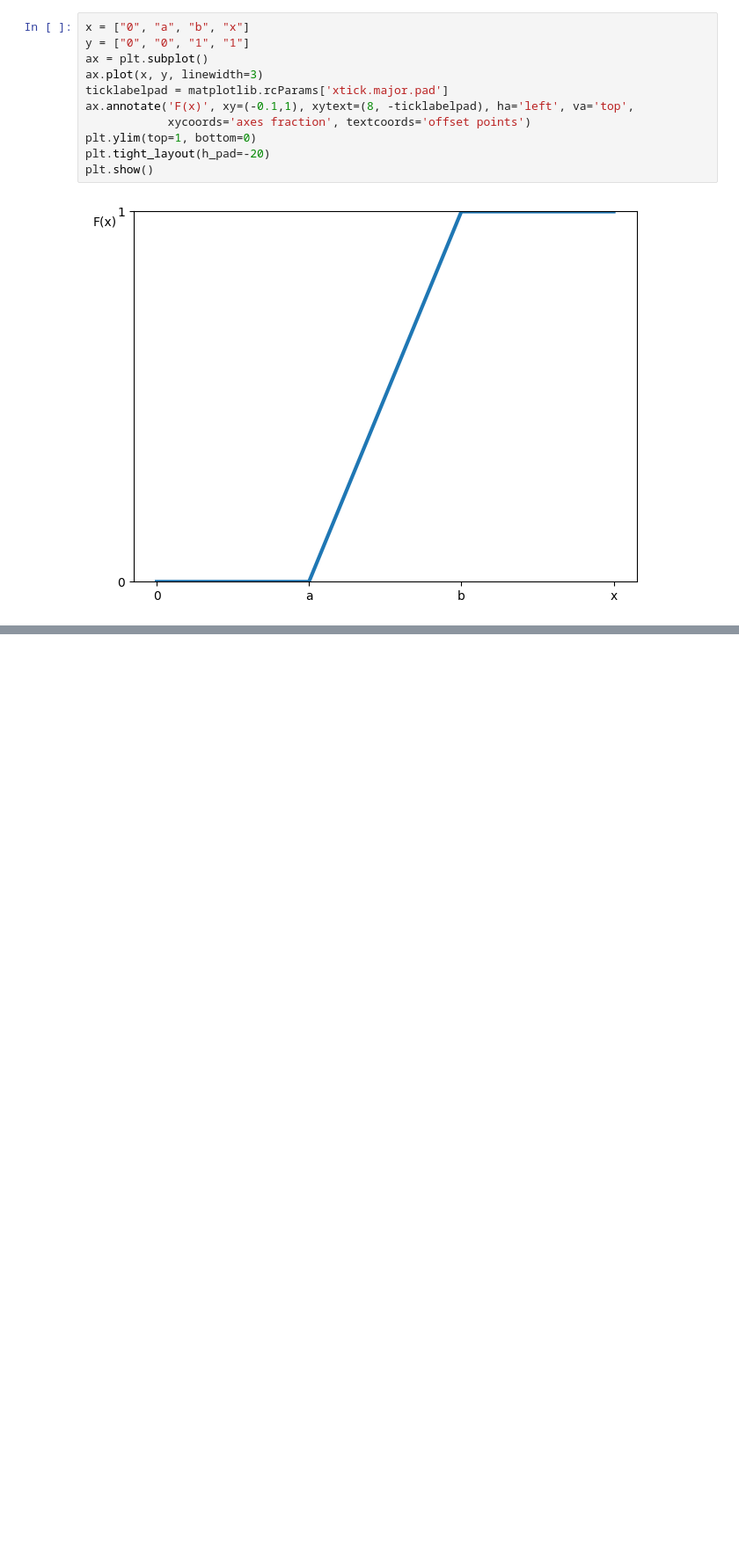
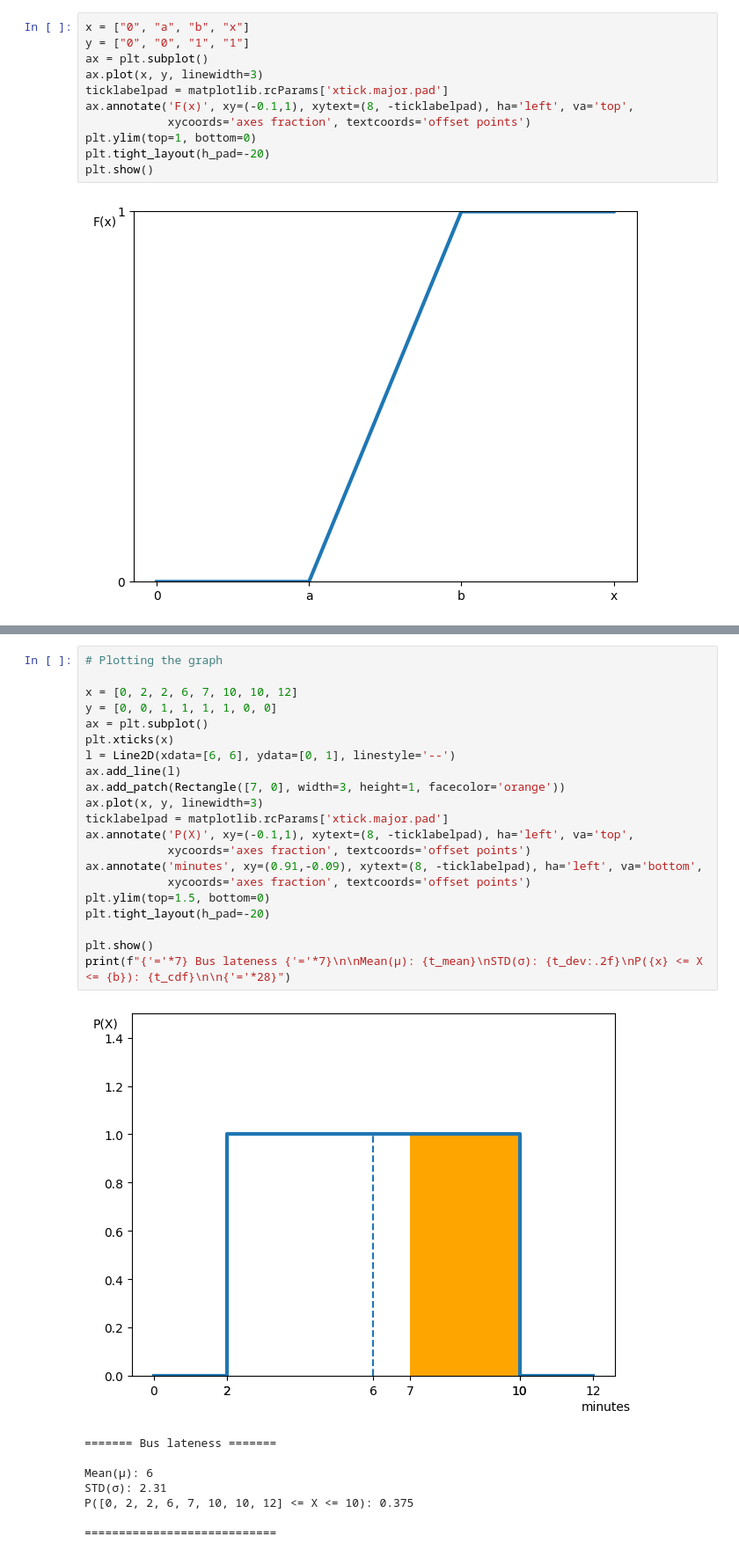
Before and after one commit to TheLastAurora/ds_scratch, a Jupyter notebook: ch_6.ipynb, the cells around one changed output, grey strips where cells are left out. Shown at 88% size. Cells and saved outputs as stored; diff of their text form; blank space fills up the shorter version.

```diff
--- a/ch_6.ipynb
+++ b/ch_6.ipynb
@@ -206,0 +255,30 @@ plt.show()
+# %%
+# Plotting the graph
+
+x = [0, 2, 2, 6, 7, 10, 10, 12]
+y = [0, 0, 1, 1, 1, 1, 0, 0]
+ax = plt.subplot()
+plt.xticks(x)
+l = Line2D(xdata=[6, 6], ydata=[0, 1], linestyle='--')
+ax.add_line(l)
+ax.add_patch(Rectangle([7, 0], width=3, height=1, facecolor='orange'))
+ax.plot(x, y, linewidth=3)
+ticklabelpad = matplotlib.rcParams['xtick.major.pad']
+ax.annotate('P(X)', xy=(-0.1,1), xytext=(8, -ticklabelpad), ha='left', va='top',
+            xycoords='axes fraction', textcoords='offset points')
+ax.annotate('minutes', xy=(0.91,-0.09), xytext=(8, -ticklabelpad), ha='left', va='bottom',
+            xycoords='axes fraction', textcoords='offset points')
+plt.ylim(top=1.5, bottom=0)
+plt.tight_layout(h_pad=-20)
+
+plt.show()
+print(f"{'='*7} Bus lateness {'='*7}\n\nMean(μ): {t_mean}\nSTD(σ): {t_dev:.2f}\nP({x} <= X <= {b}): {t_cdf}\n\n{'='*28}")
+# %% [output]
+[figure, added]
+======= Bus lateness =======
+
+Mean(μ): 6
+STD(σ): 2.31
+P([0, 2, 2, 6, 7, 10, 10, 12] <= X <= 10): 0.375
+
+============================
```
Also changed, not shown: parts of 15 cells of this notebook, 3 other files.
